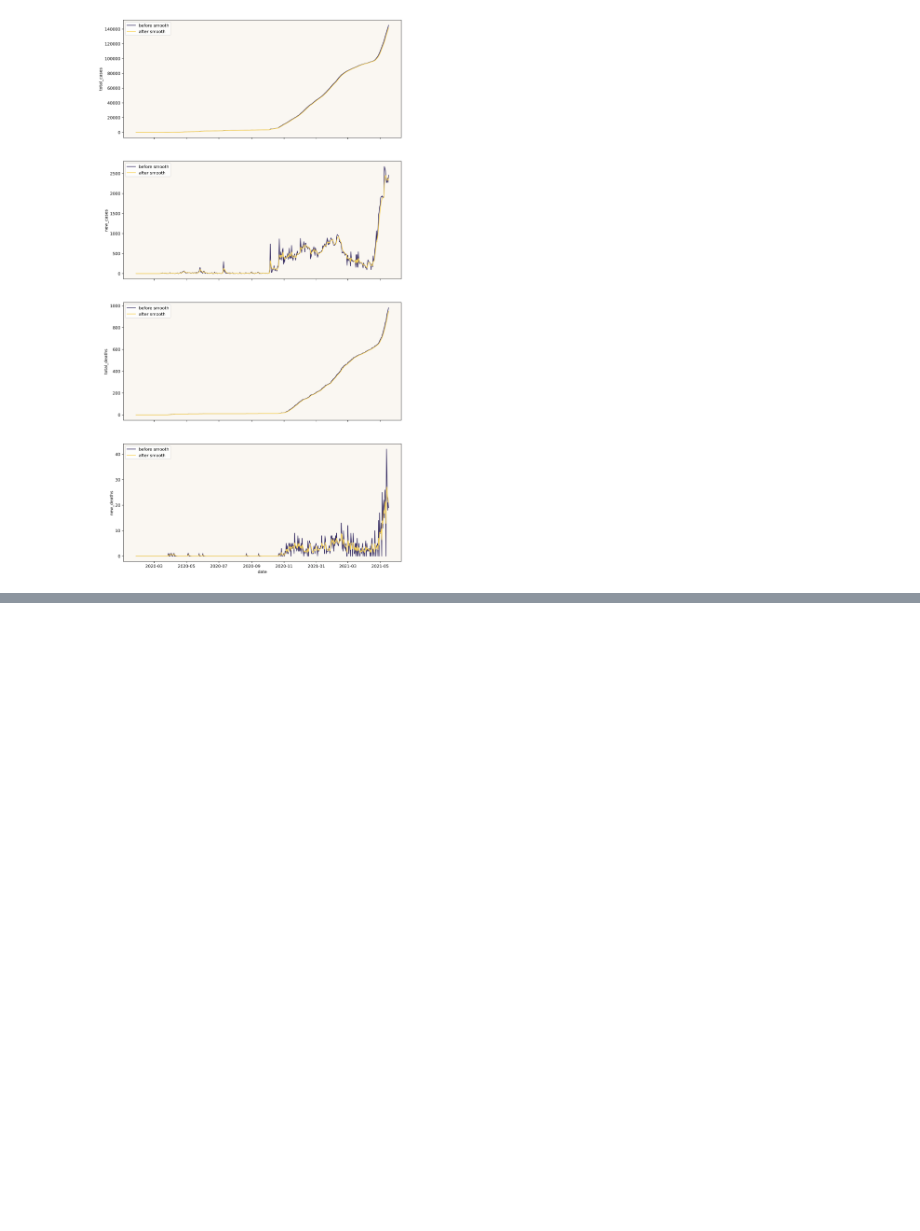
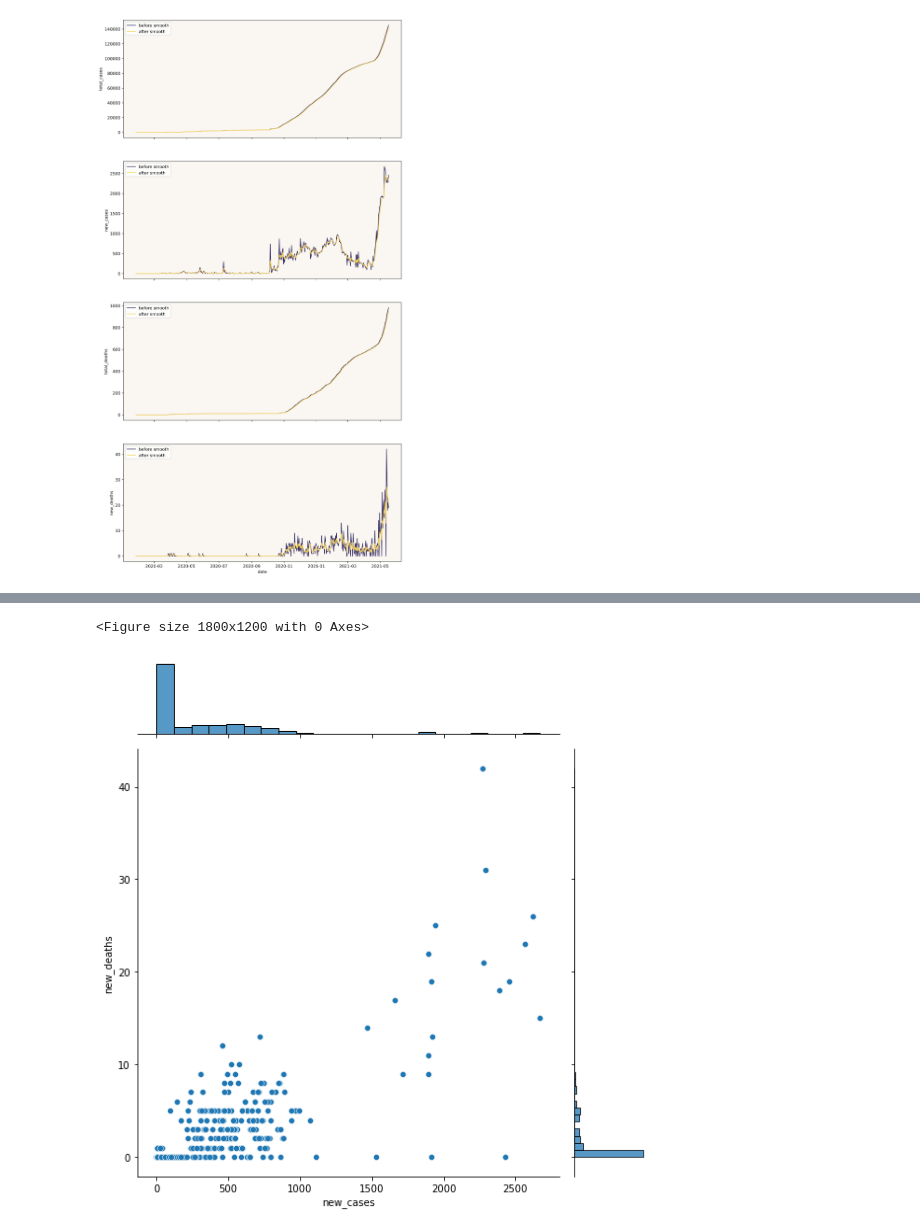
Before and after one commit to ashen007/SL_COVID_analysis, a Jupyter notebook: notebooks/time-seris analysis.ipynb, the cells around one changed output, grey strips where cells are left out. Drawn from its saved outputs; the diff is of its cells as text; code cells hidden in the pictures; blank space fills up the shorter version.

```diff
--- a/notebooks/time-seris analysis.ipynb
+++ b/notebooks/time-seris analysis.ipynb
@@ -83,0 +226,7 @@ plt.show()
+# %%
+plt.figure(dpi=300)
+sns.jointplot(x='new_cases', y='new_deaths', data=sl_full, kind='scatter',height=8)
+plt.show()
+# %% [output]
+<Figure size 1800x1200 with 0 Axes>
+[figure, added]
```
Also changed, not shown: parts of 11 cells of this notebook.
